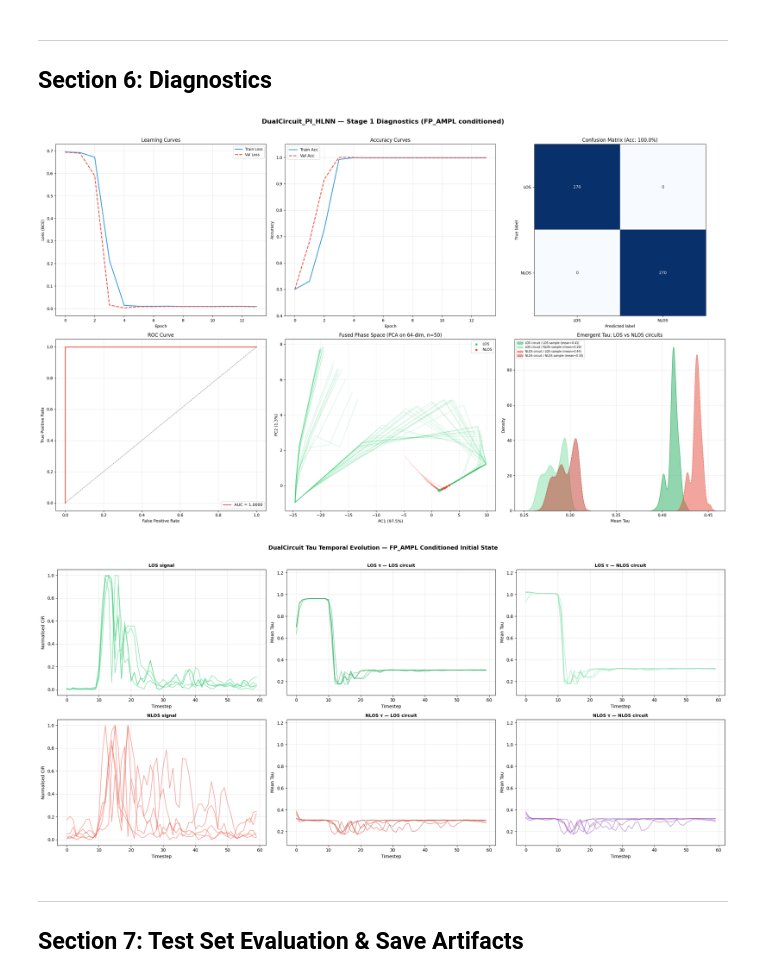
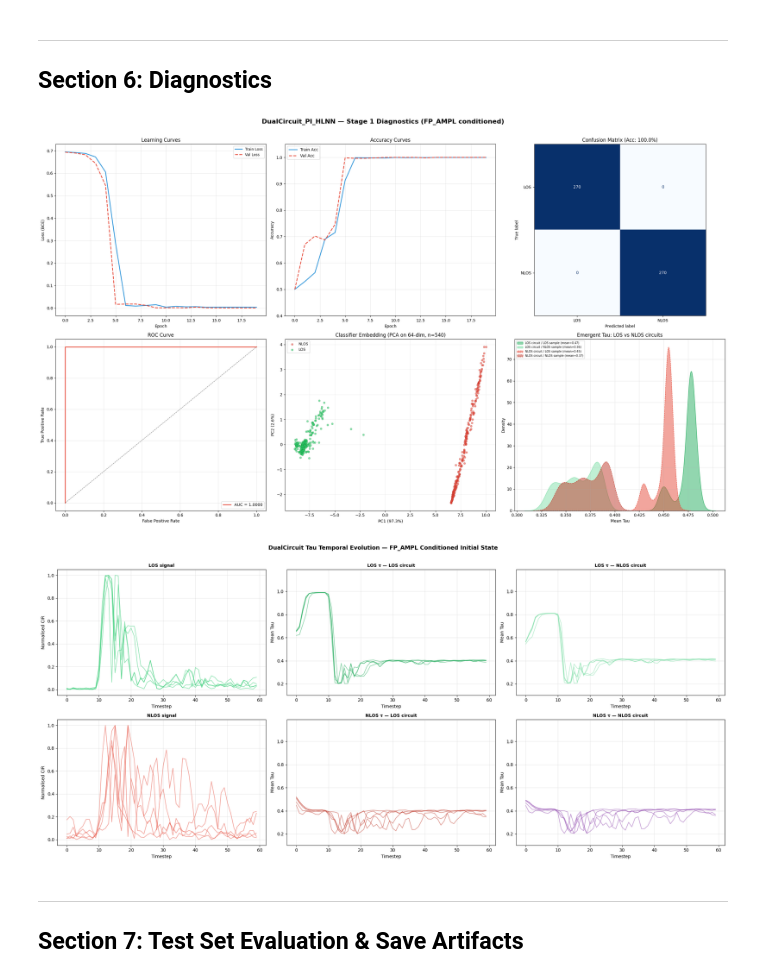
Before and after one commit to jonathanljc/capstone, a Jupyter notebook: lnn/stage1_pi_hlnn.ipynb, the cells around one changed output. Cells and saved outputs as stored; diff of their text form; code cells hidden in the pictures.

```diff
--- a/lnn/stage1_pi_hlnn.ipynb
+++ b/lnn/stage1_pi_hlnn.ipynb
@@ -335,7 +335,8 @@ class DualCircuit_PI_HLNN(nn.Module):
     Dual-circuit PI-HLNN with cross-circuit communication + FP_AMPL conditioning.
 
     FP_AMPL1/2/3 (hardware first-path amplitudes) seed each circuit's initial
-    hidden state via learned projections, making tau a function of the FP features.
+    hidden state via learned projections (scaled by 0.1), making tau a function
+    of the FP features while forcing the model to develop rich CIR dynamics.
     When fp_features=None, falls back to zero-initialisation (backwards compatible).
     """
     def __init__(self, input_size=1, hidden_size=32, dropout=0.4, ode_unfolds=6):
@@ -375,9 +376,11 @@ class DualCircuit_PI_HLNN(nn.Module):
         batch_size, seq_len, _ = x_seq.size()
 
         # Initialise hidden states from FP_AMPL conditioning (or zeros)
+        # Scale=0.1: FP gives a gentle nudge, forcing the model to develop
+        # rich CIR temporal dynamics rather than relying on h0 alone
         if fp_features is not None:
-            h_los  = torch.tanh(self.fp_to_los_init(fp_features))   # (B, 32)
-            h_nlos = torch.tanh(self.fp_to_nlos_init(fp_features))  # (B, 32)
+            h_los  = 0.1 * torch.tanh(self.fp_to_los_init(fp_features))   # (B, 32)
+            h_nlos = 0.1 * torch.tanh(self.fp_to_nlos_init(fp_features))  # (B, 32)
         else:
             h_los  = torch.zeros(batch_size, self.hidden_size, device=x_seq.device)
             h_nlos = torch.zeros(batch_size, self.hidden_size, device=x_seq.device)
@@ -445,10 +448,11 @@ _total = sum(p.numel() for p in _m.parameters())
 print(f"DualCircuit_PI_HLNN parameter count: {_total:,}")
 print(f"  cell_los + cell_nlos:  {sum(p.numel() for p in _m.cell_los.parameters()) * 2:,}")
 print(f"  FP conditioning:       {sum(p.numel() for p in [*_m.fp_to_los_init.parameters(), *_m.fp_to_nlos_init.parameters()]):,}")
+print(f"  FP init scale:         0.1 (gentle nudge — forces CIR-driven dynamics)")
 print(f"  Projection matrices:   {sum(p.numel() for p in [*_m.P_nlos2los.parameters(), *_m.P_los2nlos.parameters()]):,}")
 print(f"  Gates:                 {sum(p.numel() for p in [*_m.gate_los.parameters(), *_m.gate_nlos.parameters()]):,}")
 print(f"  Attention + classifier:{sum(p.numel() for p in [*_m.los_attn.parameters(), *_m.nlos_attn.parameters(), *_m.classifier.parameters()]):,}")
-print(f"  Embedding dim: {_m.hidden_size * 2} (2 × {_m.hidden_size})")
+print(f"  Embedding dim: {_m.hidden_size * 2} (2 x {_m.hidden_size})")
 print(f"  ODE hidden state: clamped to [-1, 1] each sub-step")
 del _m
 # %% [output]
@@ -634,6 +640,8 @@ def plot_diagnostics(model, val_data, history):
     with torch.no_grad():
         preds, los_hist, nlos_hist, tau_los_hist, tau_nlos_hist, tau_los_mean, tau_nlos_mean = \
             model(X_va, fp_features=F_va, return_dynamics=True)
+        # Get the actual 64-dim embedding the classifier sees
+        embeddings = model.embed(X_va, fp_features=F_va).cpu().numpy()  # (batch, 64)
 
     y_true = y_va.cpu().numpy().flatten()
     y_prob = preds.cpu().numpy().flatten()
@@ -642,9 +650,6 @@ def plot_diagnostics(model, val_data, history):
     # Average tau across neurons for each sample
     tau_los_np  = tau_los_mean.cpu().numpy().mean(axis=1)   # (batch,)
     tau_nlos_np = tau_nlos_mean.cpu().numpy().mean(axis=1)
-
-    los_hist_np  = los_hist.cpu().numpy()   # (batch, seq_len, 32)
-    nlos_hist_np = nlos_hist.cpu().numpy()
 
     fig, axs = plt.subplots(2, 3, figsize=(24, 14))
     plt.subplots_adjust(hspace=0.35, wspace=0.3)
@@ -683,66 +688,49 @@ def plot_diagnostics(model, val_data, history):
     ax.set_xlabel("False Positive Rate"); ax.set_ylabel("True Positive Rate")
     ax.legend(loc='lower right'); ax.grid(True, alpha=0.3)
 
-    # --- 5. PCA PHASE SPACE (fused 64-dim embedding) ---
+    # --- 5. EMBEDDING SCATTER (PCA on 64-dim fused embedding) ---
+    # This shows the FINAL attention-pooled embedding — what the classifier actually sees.
+    # Each sample = one point. Clear LOS/NLOS separation = good representation.
     ax = axs[1, 1]
-    batch_size, seq_len, h = los_hist_np.shape
-    los_idx  = np.where(y_true == 0)[0]
-    nlos_idx = np.where(y_true == 1)[0]
-    n_show   = min(len(los_idx), len(nlos_idx), 25)
-    show_idx = np.concatenate([los_idx[:n_show], nlos_idx[:n_show]])
+    scaler = StandardScaler()
+    emb_scaled = scaler.fit_transform(embeddings)
+    pca = PCA(n_components=2)
+    emb_pca = pca.fit_transform(emb_scaled)  # (batch, 2)
 
-    # Concatenate both circuit histories for PCA
-    fused_hist = np.concatenate([los_hist_np, nlos_hist_np], axis=2)  # (batch, seq, 64)
-    h_flat = fused_hist.reshape(-1, h * 2)
-
-    # Standardize before PCA — prevents scale explosion from dominating
-    scaler = StandardScaler()
-    h_flat_scaled = scaler.fit_transform(h_flat)
-    pca = PCA(n_components=2)
-    h_pca = pca.fit_transform(h_flat_scaled).reshape(batch_size, seq_len, 2)
-
-    # Plot NLOS (red) first, then LOS (green) on top — ensures both are visible
-    nlos_show = [i for i in show_idx if y_true[i] == 1]
-    los_show  = [i for i in show_idx if y_true[i] == 0]
-    for i in nlos_show:
-        ax.plot(h_pca[i, :, 0], h_pca[i, :, 1], color='#e74c3c', alpha=0.3, lw=0.8)
-        ax.scatter(h_pca[i, -1, 0], h_pca[i, -1, 1], color='#e74c3c', s=20, zorder=5)
-    for i in los_show:
-        ax.plot(h_pca[i, :, 0], h_pca[i, :, 1], color='#2ecc71', alpha=0.3, lw=0.8)
-        ax.scatter(h_pca[i, -1, 0], h_pca[i, -1, 1], color='#2ecc71', s=20, zorder=5)
-
-    # Legend
-    ax.scatter([], [], color='#2ecc71', s=20, label='LOS')
-    ax.scatter([], [], color='#e74c3c', s=20, label='NLOS')
+    los_mask  = y_true == 0
+    nlos_mask = y_true == 1
+    ax.scatter(emb_pca[nlos_mask, 0], emb_pca[nlos_mask, 1],
+               c='#e74c3c', s=25, alpha=0.6, edgecolors='darkred', linewidths=0.3, label='NLOS', zorder=4)
+    ax.scatter(emb_pca[los_mask, 0], emb_pca[los_mask, 1],
+               c='#2ecc71', s=25, alpha=0.6, edgecolors='darkgreen', linewidths=0.3, label='LOS', zorder=5)
     ax.legend(fontsize=9)
-
-    ax.set_title(f"Fused Phase Space (PCA on 64-dim, n={n_show*2})")
+    ax.set_title(f"Classifier Embedding (PCA on 64-dim, n={len(y_true)})")
     ax.set_xlabel(f"PC1 ({100*pca.explained_variance_ratio_[0]:.1f}%)")
     ax.set_ylabel(f"PC2 ({100*pca.explained_variance_ratio_[1]:.1f}%)")
     ax.grid(True, alpha=0.2)
 
     # --- 6. TAU DISTRIBUTION — LOS vs NLOS circuits ---
     ax = axs[1, 2]
     sns.kdeplot(tau_los_np[y_true == 0],  ax=ax, fill=True, color='#27ae60',
                 label=f'LOS circuit / LOS sample (mean={tau_los_np[y_true==0].mean():.2f})',   alpha=0.5)
     sns.kdeplot(tau_los_np[y_true == 1],  ax=ax, fill=True, color='#82e0aa',
                 label=f'LOS circuit / NLOS sample (mean={tau_los_np[y_true==1].mean():.2f})', alpha=0.5)
     sns.kdeplot(tau_nlos_np[y_true == 0], ax=ax, fill=True, color='#e74c3c',
                 label=f'NLOS circuit / LOS sample (mean={tau_nlos_np[y_true==0].mean():.2f})', alpha=0.5, ls='--')
     sns.kdeplot(tau_nlos_np[y_true == 1], ax=ax, fill=True, color='#c0392b',
                 label=f'NLOS circuit / NLOS sample (mean={tau_nlos_np[y_true==1].mean():.2f})', alpha=0.5, ls='--')
     ax.set_title("Emergent Tau: LOS vs NLOS circuits")
     ax.set_xlabel("Mean Tau"); ax.legend(fontsize=7); ax.grid(True, alpha=0.3)
 
     plt.suptitle("DualCircuit_PI_HLNN — Stage 1 Diagnostics (FP_AMPL conditioned)",
                  fontsize=16, fontweight='bold', y=1.01)
     plt.tight_layout()
     plt.show()
 
 
 plot_diagnostics(best_model, best_data, best_history)
 # %% [output]
-[figure, old version]
+[figure, new version]
 # %%
 
 # ==========================================
@@ -807,7 +795,7 @@ def plot_tau_temporal(model, val_data, n_samples=5):
 
 plot_tau_temporal(best_model, best_data, n_samples=5)
 # %% [output]
-[figure, old version]
+[figure, new version]
 # %% [markdown]
 ---
 ## Section 7: Test Set Evaluation & Save Artifacts
```
Also changed, not shown: parts of 2 cells of this notebook, 8 other files.
